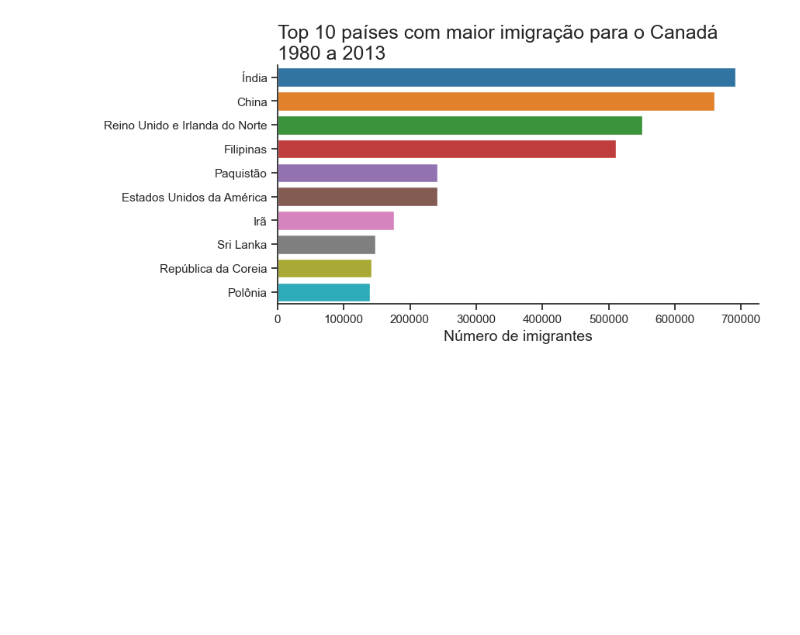
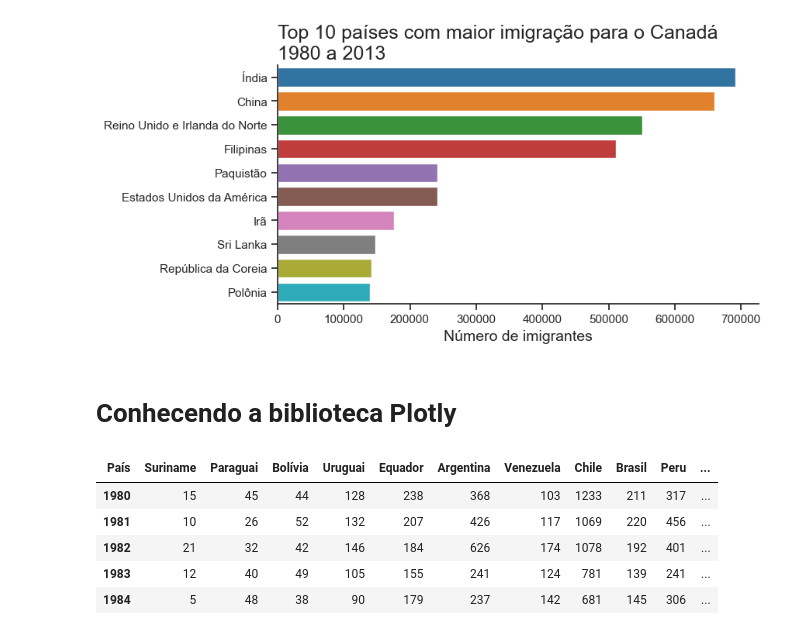
Before and after one commit to Gmarcarini/Alura-Visualizacao-de-dados, a Jupyter notebook: notebooks/Visualização_de_dados.ipynb, the cells around one changed output. Cells and saved outputs as stored; diff of their text form; code cells hidden in the pictures; blank space fills up the shorter version.

```diff
--- a/notebooks/Visualização_de_dados.ipynb
+++ b/notebooks/Visualização_de_dados.ipynb
@@ -414,3 +419,5 @@ Passing `palette` without assigning `hue` is deprecated and will be removed in v
 
   ax = sns.barplot(data=top_10, y=top_10.index, x='Total', orient='h', palette=palette)
 [figure]
+# %% [markdown]
+<h1>Conhecendo a biblioteca Plotly</h1>
@@ -416,0 +439,12 @@ Passing `palette` without assigning `hue` is deprecated and will be removed in v
+# %%
+america_sul_sorted_clean = america_sul_sorted.drop(['Continente', 'Região', 'Total'], axis=1)
+america_sul_final = america_sul_sorted_clean.T
+# %%
+america_sul_final.head()
+# %% [output]
+| País | Suriname | Paraguai | Bolívia | Uruguai | Equador | Argentina | Venezuela | Chile | Brasil | Peru | ... |
+| 1980 | 15 | 45 | 44 | 128 | 238 | 368 | 103 | 1233 | 211 | 317 | ... |
+| 1981 | 10 | 26 | 52 | 132 | 207 | 426 | 117 | 1069 | 220 | 456 | ... |
+| 1982 | 21 | 32 | 42 | 146 | 184 | 626 | 174 | 1078 | 192 | 401 | ... |
+| 1983 | 12 | 40 | 49 | 105 | 155 | 241 | 124 | 781 | 139 | 241 | ... |
+| 1984 | 5 | 48 | 38 | 90 | 179 | 237 | 142 | 681 | 145 | 306 | ... |
```
Also changed, not shown: parts of 8 cells of this notebook.
